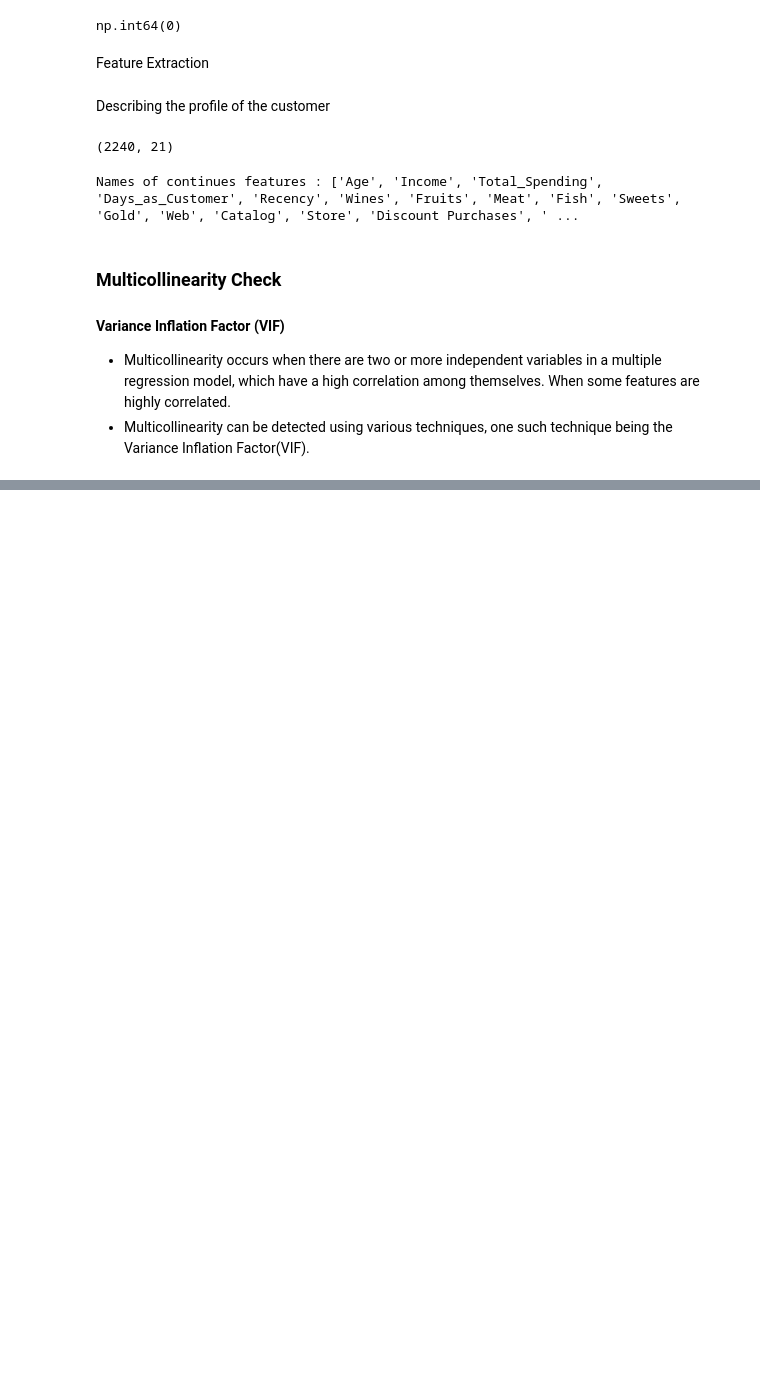
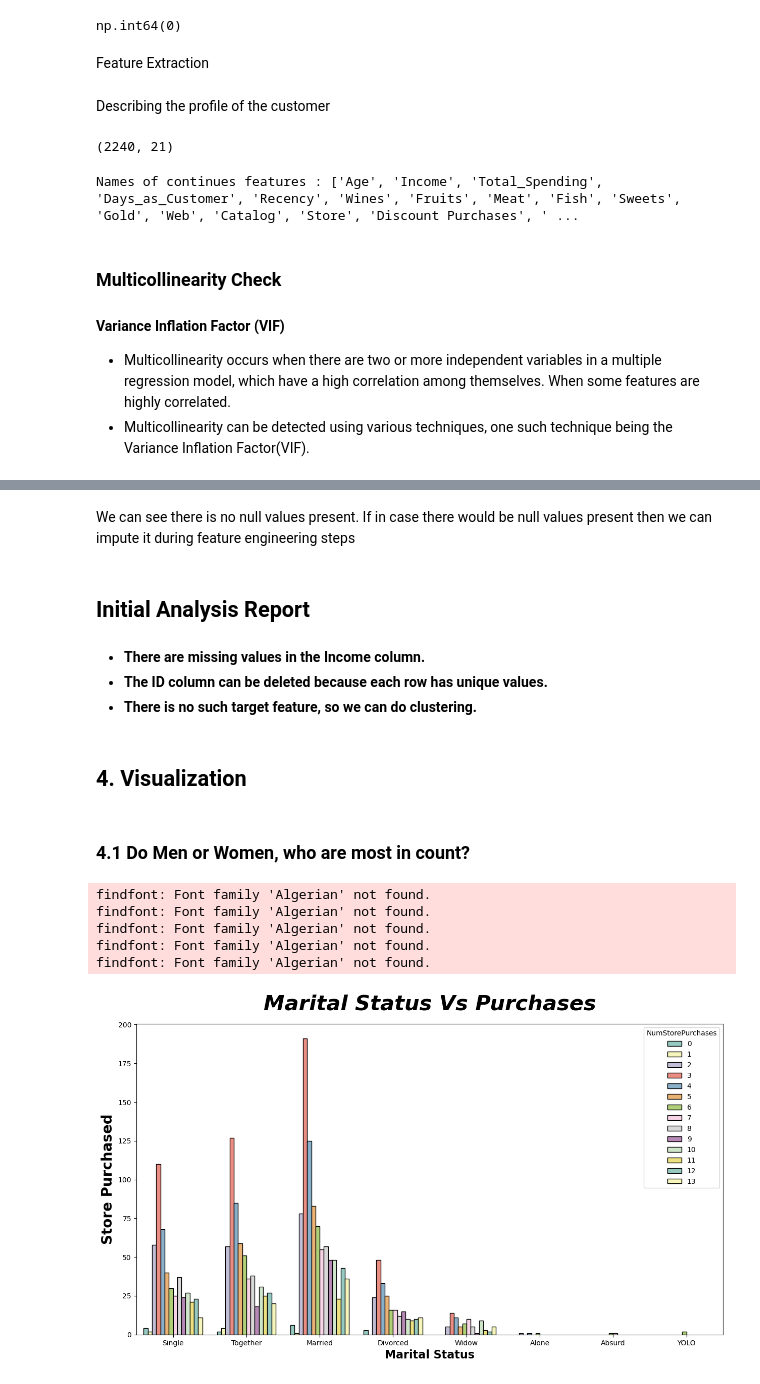
Before and after one commit to aditisahayad/Customer-Categorization---ML-Project, a Jupyter notebook: notebooks/EDA.ipynb, the cells around one changed output, grey strips where cells are left out. Cells and saved outputs as stored; diff of their text form; code cells hidden in the pictures; blank space fills up the shorter version.

```diff
--- a/notebooks/EDA.ipynb
+++ b/notebooks/EDA.ipynb
@@ -342,0 +415,26 @@ Names of continues features : ['Age', 'Income', 'Total_Spending', 'Days_as_Custo
+# %% [markdown]
+We can see there is no null values present. If in case there would be null values present then we can impute it during feature engineering steps
+# %% [markdown]
+## Initial Analysis Report
+# %% [markdown]
+* **There are missing values in the Income column.**
+* **The ID column can be deleted because each row has unique values.**
+* **There is no such target feature, so we can do clustering.**
+# %% [markdown]
+## 4. Visualization
+# %% [markdown]
+### 4.1 Do Men or Women, who are most in count?
+# %%
+plt.subplots(figsize=(15,8))
+sns.countplot(x='Marital_Status', data=df1, hue="NumStorePurchases", ec="black", palette="Set3")
+plt.title("Marital Status Vs Purchases", weight="bold", fontsize=30, fontfamily="Algerian", fontstyle="oblique", pad=20) #pad means distance of text from the margin line of the figure
+plt.ylabel("Store Purchased", weight="bold", fontsize=20)
+plt.xlabel("Marital Status", weight="bold", fontsize=16)
+plt.show()
+# %% [output]
+findfont: Font family 'Algerian' not found.
+findfont: Font family 'Algerian' not found.
+findfont: Font family 'Algerian' not found.
+findfont: Font family 'Algerian' not found.
+findfont: Font family 'Algerian' not found.
+[figure, added]
```
Also changed, not shown: parts of 12 cells of this notebook.
